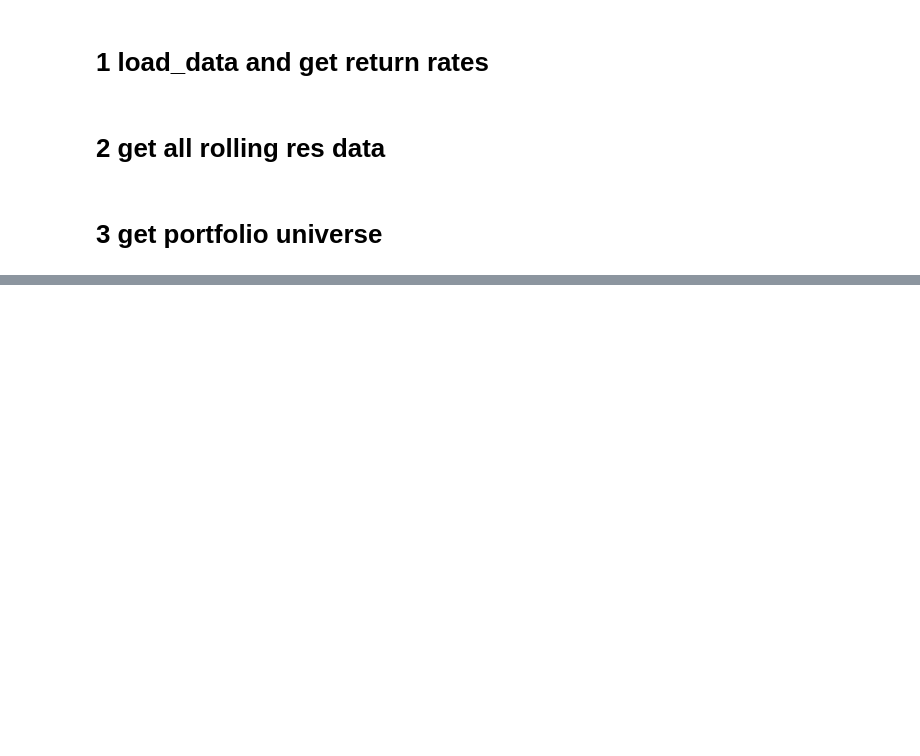
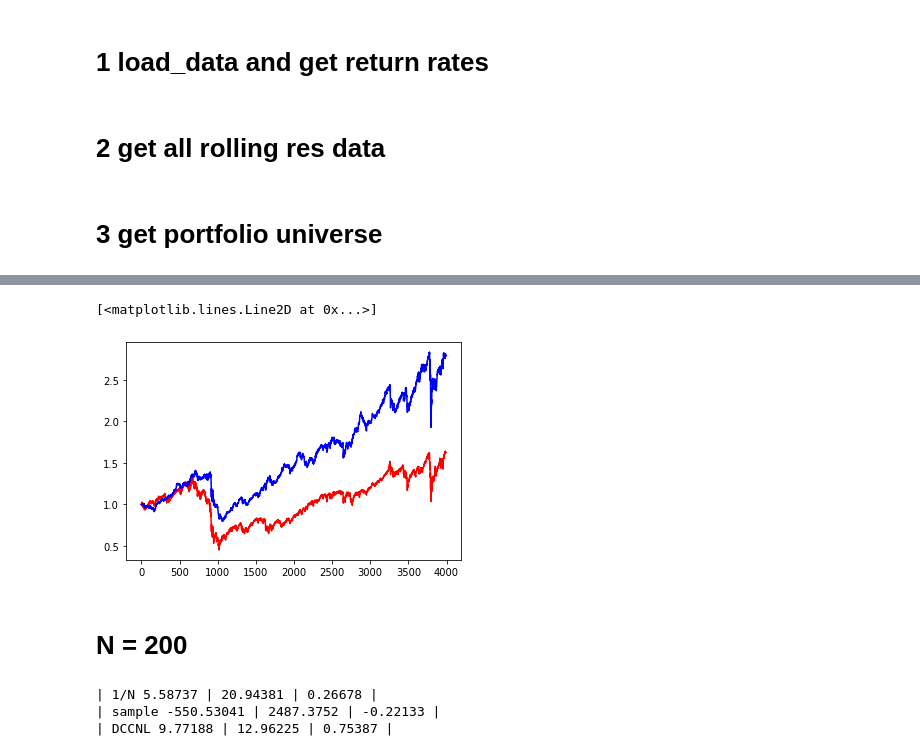
Before and after one commit to panyiming/covariance_metrics, a Jupyter notebook: data/portfolios.ipynb, the cells around one changed output, grey strips where cells are left out. Cells and saved outputs as stored; diff of their text form; code cells hidden in the pictures; blank space fills up the shorter version.

```diff
--- a/data/portfolios.ipynb
+++ b/data/portfolios.ipynb
@@ -243,0 +298,12 @@ plt.show()
+# %%
+avg_res_100_line = res_line(avg_res_100)
+sam_res_100_line = res_line(samp_res_100)
+res_dccnl_100_line = res_line(res_dccnl_100)
+plt.plot(avg_res_100_line, 'r')
+#plt.plot(sam_res_100_line, 'g')
+plt.plot(res_dccnl_100_line, 'b')
+# %% [output]
+[<matplotlib.lines.Line2D at 0x...>]
+[figure, added]
+# %% [markdown]
+# N = 200
@@ -243,0 +315,11 @@ plt.show()
+# %%
+AV_avg, SD_avg, IR_avg = indicators(avg_res_200)
+AV_sam, SD_sam, IR_sam = indicators(samp_res_200)
+AV_DCCNL, SD_DCCNL, IR_DCCNL = indicators(res_dccnl_200)
+print('|','1/N', AV_avg, '|', SD_avg, '|', IR_avg, '|')
+print('|','sample', AV_sam, '|', SD_sam, '|', IR_sam,'|')
+print('|', 'DCCNL', AV_DCCNL, '|', SD_DCCNL, '|', IR_DCCNL,'|')
+# %% [output]
+| 1/N 5.58737 | 20.94381 | 0.26678 |
+| sample -550.53041 | 2487.3752 | -0.22133 |
+| DCCNL 9.77188 | 12.96225 | 0.75387 |
```
Also changed, not shown: parts of 14 cells of this notebook.
